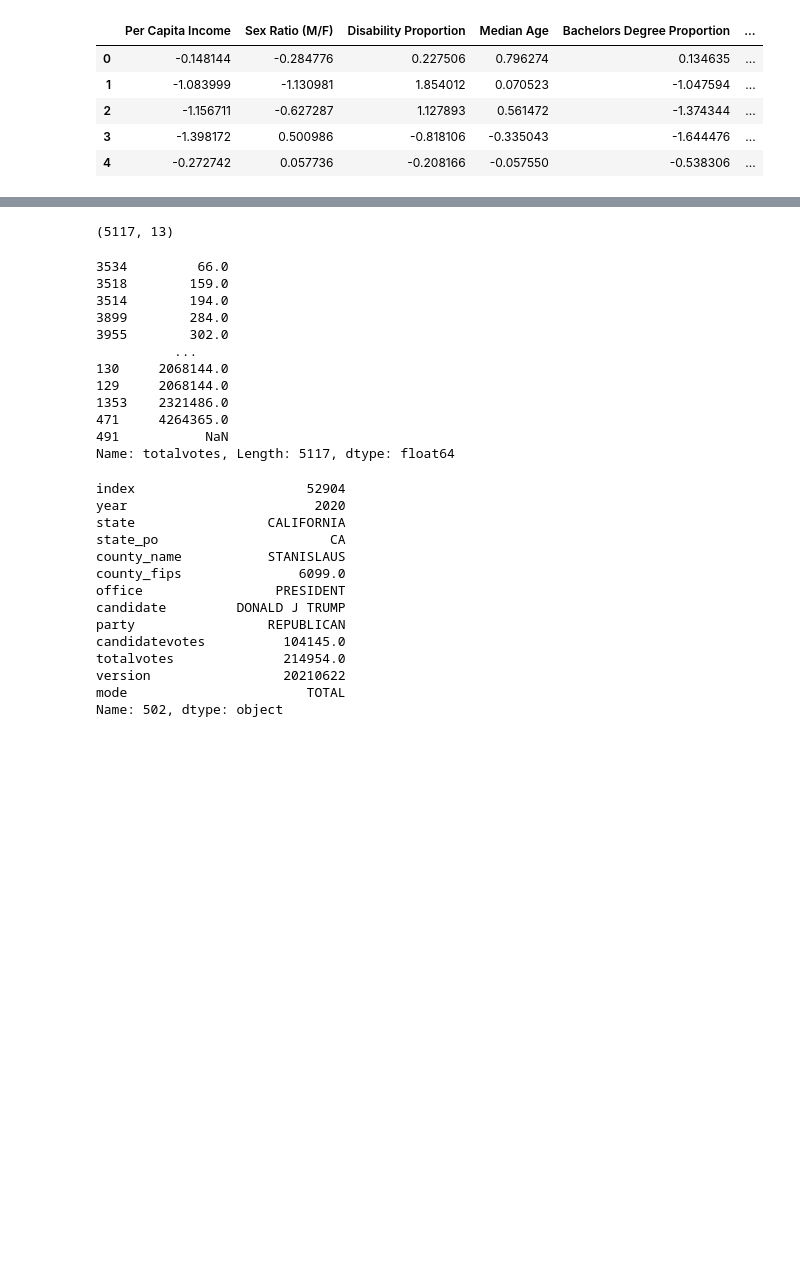
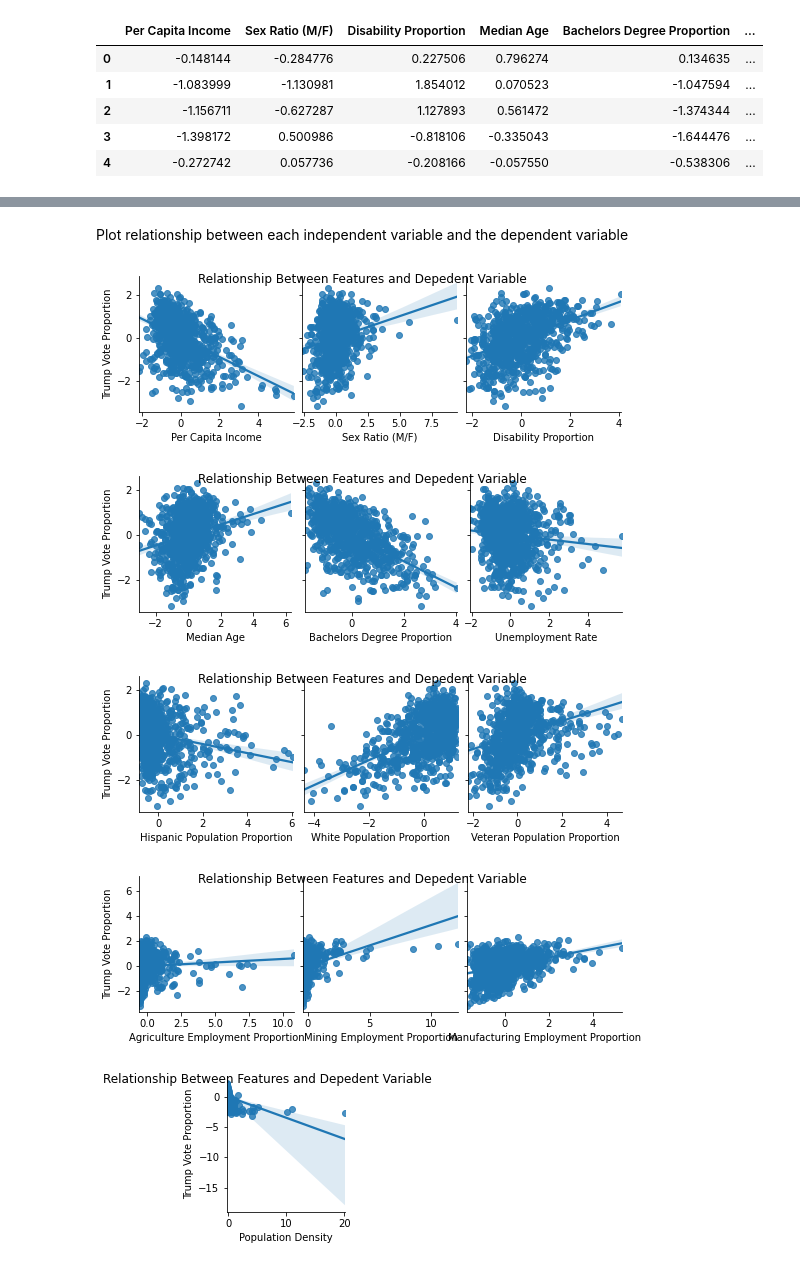
Before and after one commit to blantj/2020_pres_election_regression, a Jupyter notebook: Modeling.ipynb, the cells around one changed output, grey strips where cells are left out. Cells and saved outputs as stored; diff of their text form; code cells hidden in the pictures; blank space fills up the shorter version.

Commit message:
Model data

```diff
--- a/Modeling.ipynb
+++ b/Modeling.ipynb
@@ -470,41 +512,21 @@ df[df['Area']==0]
-# %%
-jbb = pd.read_csv('Data/election_results.csv')
-jbb = jbb[(jbb['year']==2020) & (jbb['candidate']=='DONALD J TRUMP')]
-jbb.reset_index(inplace=True)
-print(jbb.shape)
-jbb.head(50)
-jbb.to_csv('jbb.csv')
-# %% [output]
-(5117, 13)
-# %%
-jbb['totalvotes'].sort_values()
-# %% [output]
-3534         66.0
-3518        159.0
-3514        194.0
-3899        284.0
-3955        302.0
-          ...
-130     2068144.0
-129     2068144.0
-1353    2321486.0
-471     4264365.0
-491           NaN
-Name: totalvotes, Length: 5117, dtype: float64
-# %%
-jbb.iloc[502]
-# %% [output]
-index                      52904
-year                        2020
-state                 CALIFORNIA
-state_po                      CA
-county_name           STANISLAUS
-county_fips               6099.0
-office                 PRESIDENT
-candidate         DONALD J TRUMP
-party                 REPUBLICAN
-candidatevotes          104145.0
-totalvotes              214954.0
-version                 20210622
-mode                       TOTAL
-Name: 502, dtype: object
+# %% [markdown]
+Plot relationship between each independent variable and the dependent variable
+# %%
+y_var = 'Trump Vote Proportion'
+x_vars = list(df.columns)
+x_vars.remove(y_var)
+
+x_vars_lists = []
+for num in range(0, len(x_vars), 3):
+    x_vars_lists.append(x_vars[num: num+3])
+x_vars_lists
+
+for x_vars_list in x_vars_lists:
+    pairplot = sns.pairplot(df, x_vars=x_vars_list, y_vars=y_var, kind='reg')
+    pairplot.fig.suptitle('Relationship Between Features and Depedent Variable')
+# %% [output]
+[figure, added]
+[figure, added]
+[figure, added]
+[figure, added]
+[figure, added]
```
Also changed, not shown: parts of 29 cells of this notebook.
